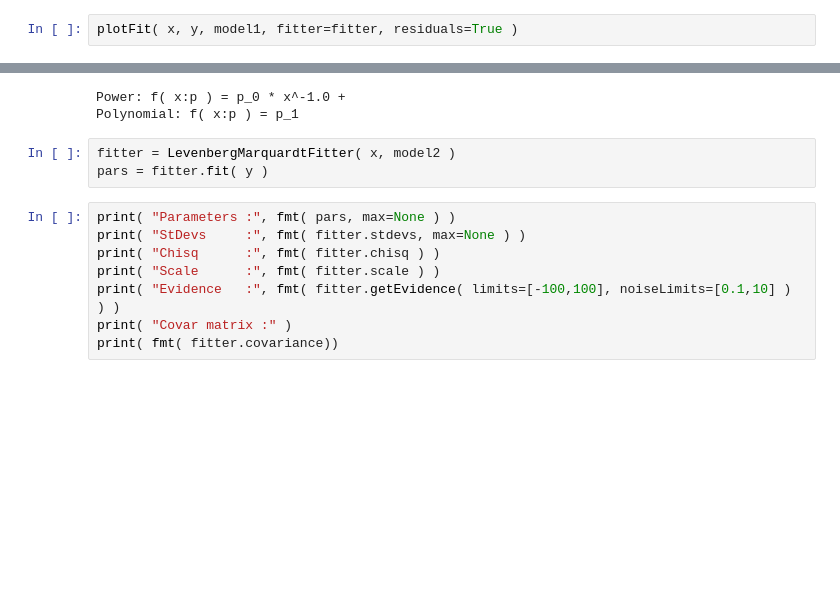
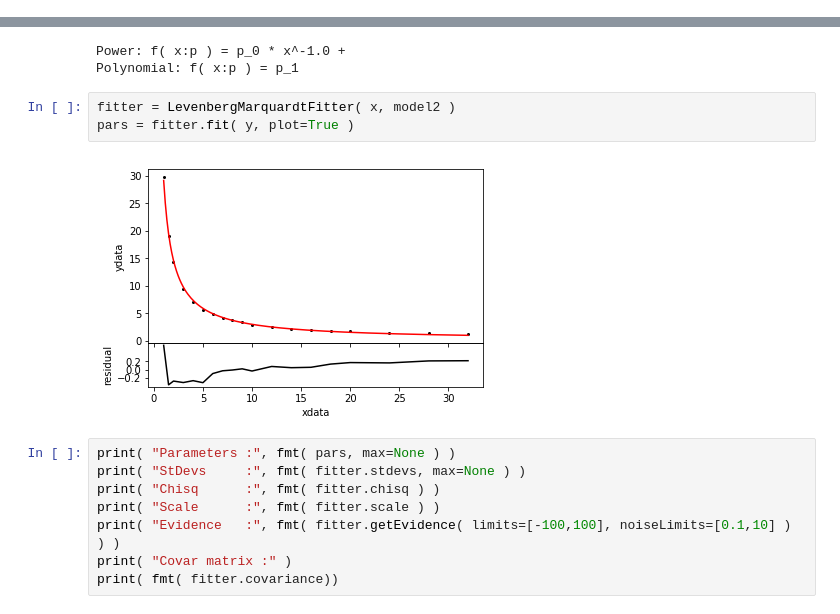
Before and after one commit to dokester/BayesicFitting, a Jupyter notebook: BayesicFitting/examples/boyles-law.ipynb, the cells around one changed output, grey strips where cells are left out. Cells and saved outputs as stored; diff of their text form; blank space fills up the shorter version.

```diff
--- a/BayesicFitting/examples/boyles-law.ipynb
+++ b/BayesicFitting/examples/boyles-law.ipynb
@@ -84,5 +86,3 @@ Covar matrix :
 # %% [markdown]
 The Evidence with fitted scale is clearly better than that with a fixed scale, because the actual noise is much smaller than the presumed fixed scale (at 1.0).
 From now on we will compare evidences with optimized noise scales.
-# %%
-plotFit( x, y, model1, fitter=fitter, residuals=True )
@@ -101,7 +99,9 @@ Power: f( x:p ) = p_0 * x^-1.0 +
 Polynomial: f( x:p ) = p_1
 # %%
 fitter = LevenbergMarquardtFitter( x, model2 )
-pars = fitter.fit( y )
+pars = fitter.fit( y, plot=True )
+# %% [output]
+[figure, added]
 # %%
 print( "Parameters :", fmt( pars, max=None ) )
 print( "StDevs     :", fmt( fitter.stdevs, max=None ) )
```
Also changed, not shown: parts of 14 cells of this notebook, 26 other files.
